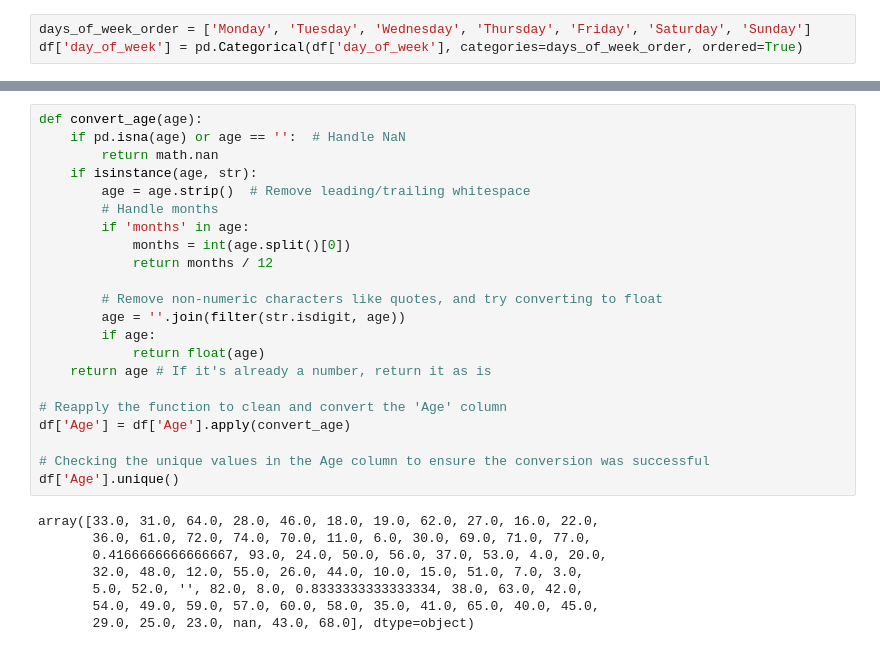
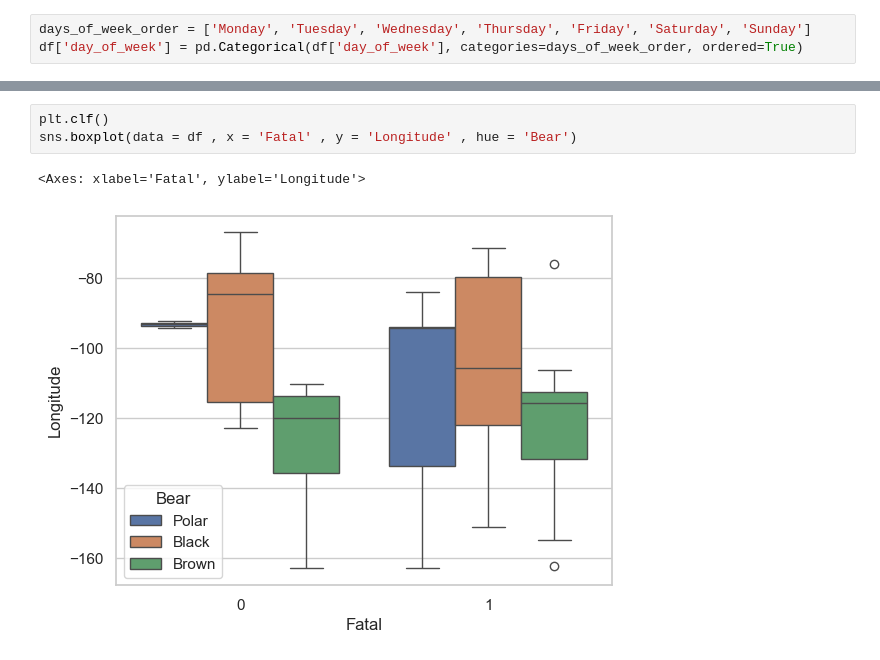
Before and after one commit to ljime080/CAP4612_Final_Project, a Jupyter notebook: final_project.ipynb, the cells around one changed output, grey strips where cells are left out. Drawn from its saved outputs; the diff is of its cells as text.

```diff
--- a/final_project.ipynb
+++ b/final_project.ipynb
@@ -138,33 +149,9 @@ plt.show()
-# %%
-def convert_age(age):
-    if pd.isna(age) or age == '':  # Handle NaN
-        return math.nan
-    if isinstance(age, str):
-        age = age.strip()  # Remove leading/trailing whitespace
-        # Handle months
-        if 'months' in age:
-            months = int(age.split()[0])
-            return months / 12
-
-        # Remove non-numeric characters like quotes, and try converting to float
-        age = ''.join(filter(str.isdigit, age))
-        if age:
-            return float(age)
-    return age # If it's already a number, return it as is
-
-# Reapply the function to clean and convert the 'Age' column
-df['Age'] = df['Age'].apply(convert_age)
-
-# Checking the unique values in the Age column to ensure the conversion was successful
-df['Age'].unique()
-# %% [output]
-array([33.0, 31.0, 64.0, 28.0, 46.0, 18.0, 19.0, 62.0, 27.0, 16.0, 22.0,
-       36.0, 61.0, 72.0, 74.0, 70.0, 11.0, 6.0, 30.0, 69.0, 71.0, 77.0,
-       0.4166666666666667, 93.0, 24.0, 50.0, 56.0, 37.0, 53.0, 4.0, 20.0,
-       32.0, 48.0, 12.0, 55.0, 26.0, 44.0, 10.0, 15.0, 51.0, 7.0, 3.0,
-       5.0, 52.0, '', 82.0, 8.0, 0.8333333333333334, 38.0, 63.0, 42.0,
-       54.0, 49.0, 59.0, 57.0, 60.0, 58.0, 35.0, 41.0, 65.0, 40.0, 45.0,
-       29.0, 25.0, 23.0, nan, 43.0, 68.0], dtype=object)
+# %%
+plt.clf()
+sns.boxplot(data = df , x = 'Fatal' , y = 'Longitude' , hue = 'Bear')
+# %% [output]
+<Axes: xlabel='Fatal', ylabel='Longitude'>
+[figure, added]
 # %%
 plt.clf()
 df['Fatal'] = pd.Categorical(df['Fatal'] , ordered=True)
```
Also changed, not shown: parts of 14 cells of this notebook, 1 other file.
